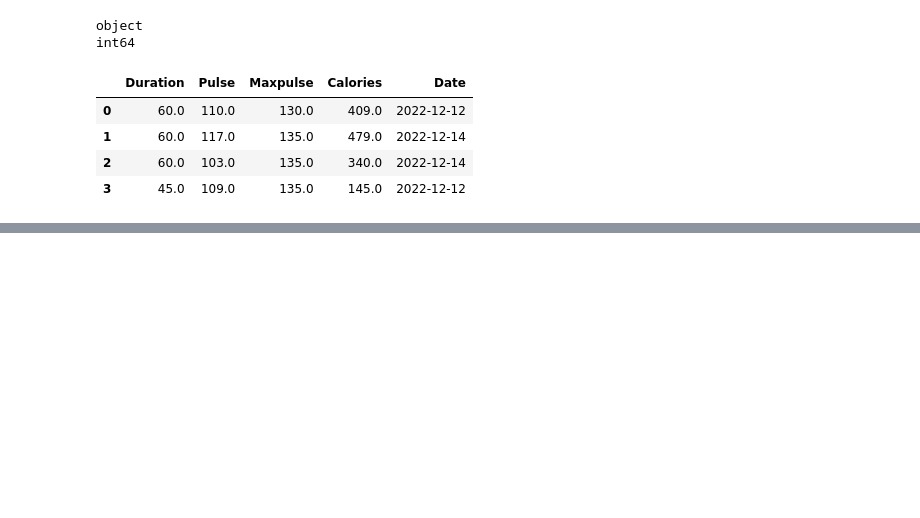
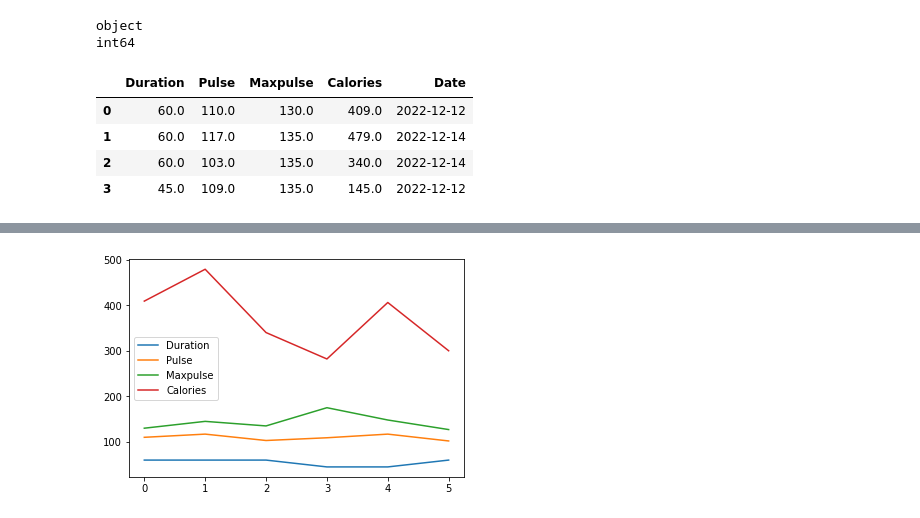
Before and after one commit to tomasz-te/Drafts, a Jupyter notebook: Pandas.ipynb, the cells around one changed output, grey strips where cells are left out. Cells and saved outputs as stored; diff of their text form; code cells hidden in the pictures; blank space fills up the shorter version.

```diff
--- a/Pandas.ipynb
+++ b/Pandas.ipynb
@@ -222,0 +233,7 @@ df.drop_duplicates(inplace=True)
+# %%
+df.drop('Date',inplace=True,axis=1)
+# %%
+df.plot()
+plt.show()
+# %% [output]
+[figure, added]
```
Also changed, not shown: parts of 15 cells of this notebook.
